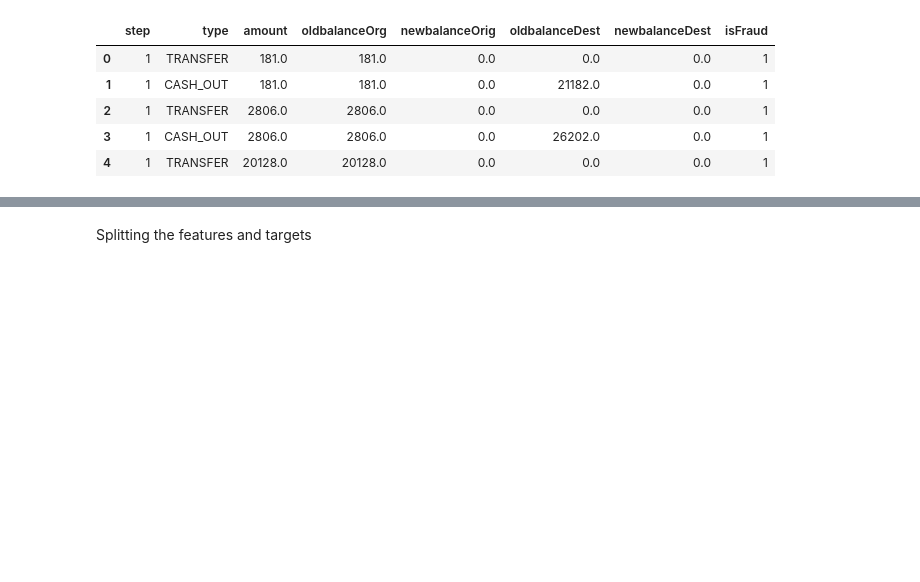
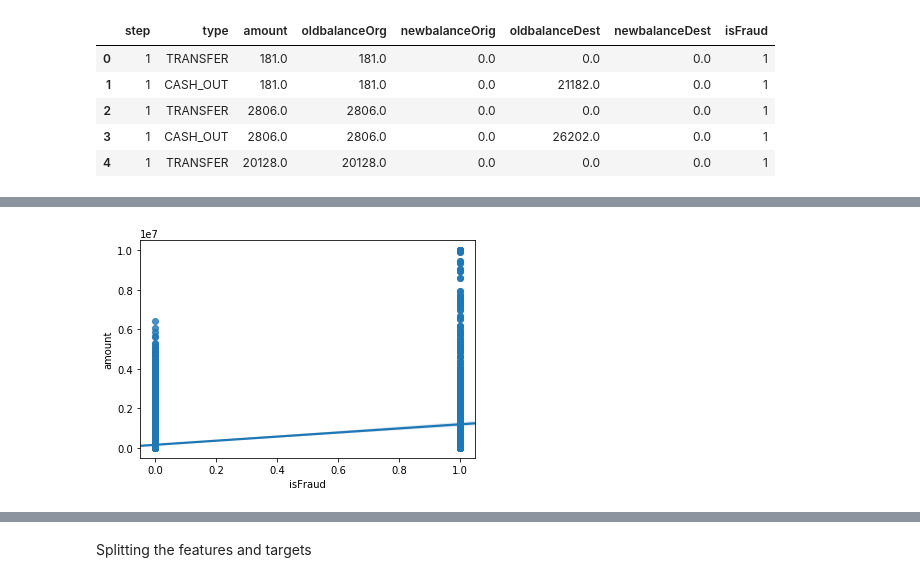
Before and after one commit to rathapech/Deep-Learning-on-fraud-detection, a Jupyter notebook: fraud_detection_DL.ipynb, the cells around one changed output, grey strips where cells are left out. Saved outputs shown, nothing was run; the diff lists cells and outputs as text; code cells hidden in the pictures; blank space fills up the shorter version.

```diff
--- a/fraud_detection_DL.ipynb
+++ b/fraud_detection_DL.ipynb
@@ -47,0 +60,5 @@ df.head()
+# %%
+# Plotting correlation
+ax = sns.regplot(x="isFraud", y="amount", data=df)
+# %% [output]
+[figure, added]
```
Also changed, not shown: parts of 20 cells of this notebook.
